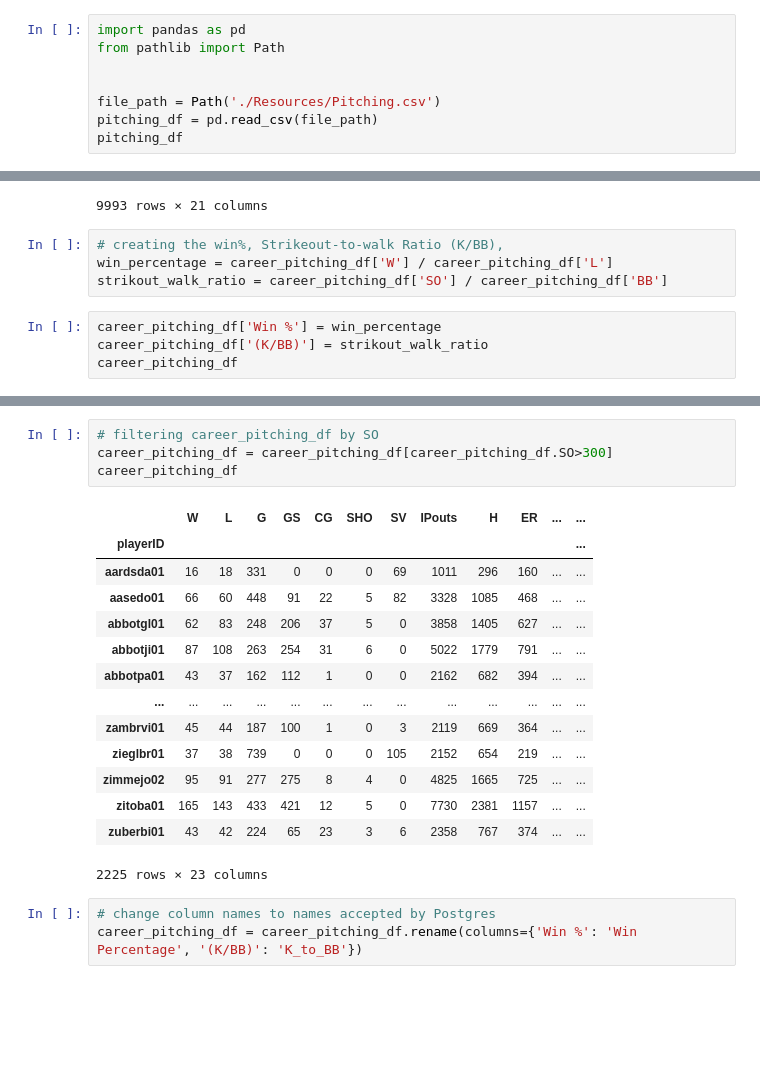
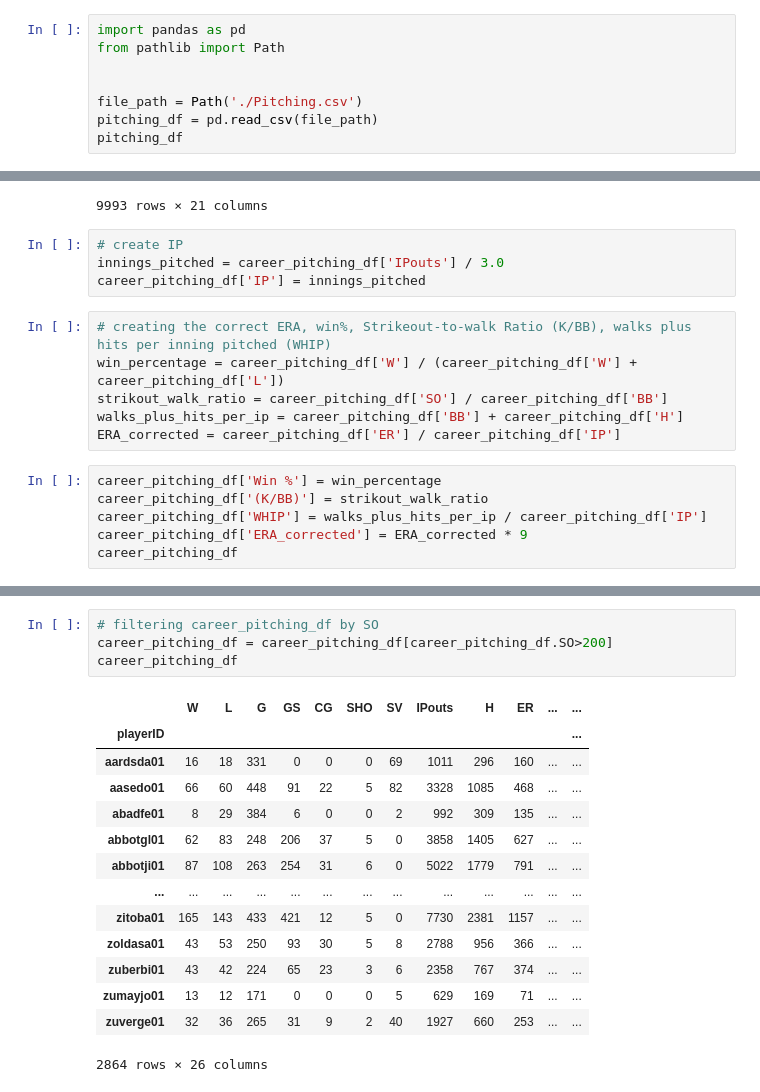
Before and after one commit to greensleeves8/Final_Project_Baseball, a Jupyter notebook: Career_Pitching.ipynb, the cells around one changed output, grey strips where cells are left out. Cells and saved outputs as stored; diff of their text form; blank space fills up the shorter version.

```diff
--- a/Career_Pitching.ipynb
+++ b/Career_Pitching.ipynb
@@ -3,7 +3,7 @@ import pandas as pd
 from pathlib import Path
 
 
-file_path = Path('./Resources/Pitching.csv')
+file_path = Path('./Pitching.csv')
 pitching_df = pd.read_csv(file_path)
 pitching_df
 # %% [output]
@@ -109,13 +109,21 @@ career_pitching_df
 | zuverge01 | 32 | 36 | 265 | 31 | 9 | 2 | 40 | 1927 | 660 | 253 | ... | ... |
 | zychto01 | 7 | 3 | 70 | 1 | 0 | 0 | 1 | 218 | 57 | 22 | ... | ... |
 9993 rows × 21 columns
+# %%
+# create IP
+innings_pitched = career_pitching_df['IPouts'] / 3.0
+career_pitching_df['IP'] = innings_pitched
 # %%
-# creating the win%, Strikeout-to-walk Ratio (K/BB),
-win_percentage = career_pitching_df['W'] / career_pitching_df['L']
+# creating the correct ERA, win%, Strikeout-to-walk Ratio (K/BB), walks plus hits per inning pitched (WHIP)
+win_percentage = career_pitching_df['W'] / (career_pitching_df['W'] + career_pitching_df['L'])
 strikout_walk_ratio = career_pitching_df['SO'] / career_pitching_df['BB']
+walks_plus_hits_per_ip = career_pitching_df['BB'] + career_pitching_df['H']
+ERA_corrected = career_pitching_df['ER'] / career_pitching_df['IP']
 # %%
 career_pitching_df['Win %'] = win_percentage
 career_pitching_df['(K/BB)'] = strikout_walk_ratio
+career_pitching_df['WHIP'] = walks_plus_hits_per_ip / career_pitching_df['IP']
+career_pitching_df['ERA_corrected'] = ERA_corrected * 9
 career_pitching_df
 # %% [output]
 |  | W | L | G | GS | CG | SHO | SV | IPouts | H | ER | ... | ... |
@@ -154,25 +162,22 @@ career_pitching_df
 # %%
 # filtering career_pitching_df by SO
-career_pitching_df = career_pitching_df[career_pitching_df.SO>300]
+career_pitching_df = career_pitching_df[career_pitching_df.SO>200]
 career_pitching_df
 # %% [output]
 |  | W | L | G | GS | CG | SHO | SV | IPouts | H | ER | ... | ... |
 | playerID |  |  |  |  |  |  |  |  |  |  |  | ... |
 | aardsda01 | 16 | 18 | 331 | 0 | 0 | 0 | 69 | 1011 | 296 | 160 | ... | ... |
 | aasedo01 | 66 | 60 | 448 | 91 | 22 | 5 | 82 | 3328 | 1085 | 468 | ... | ... |
+| abadfe01 | 8 | 29 | 384 | 6 | 0 | 0 | 2 | 992 | 309 | 135 | ... | ... |
 | abbotgl01 | 62 | 83 | 248 | 206 | 37 | 5 | 0 | 3858 | 1405 | 627 | ... | ... |
 | abbotji01 | 87 | 108 | 263 | 254 | 31 | 6 | 0 | 5022 | 1779 | 791 | ... | ... |
-| abbotpa01 | 43 | 37 | 162 | 112 | 1 | 0 | 0 | 2162 | 682 | 394 | ... | ... |
 | ... | ... | ... | ... | ... | ... | ... | ... | ... | ... | ... | ... | ... |
-| zambrvi01 | 45 | 44 | 187 | 100 | 1 | 0 | 3 | 2119 | 669 | 364 | ... | ... |
-| zieglbr01 | 37 | 38 | 739 | 0 | 0 | 0 | 105 | 2152 | 654 | 219 | ... | ... |
-| zimmejo02 | 95 | 91 | 277 | 275 | 8 | 4 | 0 | 4825 | 1665 | 725 | ... | ... |
 | zitoba01 | 165 | 143 | 433 | 421 | 12 | 5 | 0 | 7730 | 2381 | 1157 | ... | ... |
+| zoldasa01 | 43 | 53 | 250 | 93 | 30 | 5 | 8 | 2788 | 956 | 366 | ... | ... |
 | zuberbi01 | 43 | 42 | 224 | 65 | 23 | 3 | 6 | 2358 | 767 | 374 | ... | ... |
+| zumayjo01 | 13 | 12 | 171 | 0 | 0 | 0 | 5 | 629 | 169 | 71 | ... | ... |
+| zuverge01 | 32 | 36 | 265 | 31 | 9 | 2 | 40 | 1927 | 660 | 253 | ... | ... |
-2225 rows × 23 columns
+2864 rows × 26 columns
-# %%
-# change column names to names accepted by Postgres
-career_pitching_df = career_pitching_df.rename(columns={'Win %': 'Win Percentage', '(K/BB)': 'K_to_BB'})
 # %%
 # add inducted Y or N column from HOF_df and remove unneeded columns
 hall_pitching_df = career_pitching_df.merge(HOF_df, how='inner', on='playerID')
```
Also changed, not shown: parts of 14 cells of this notebook.
